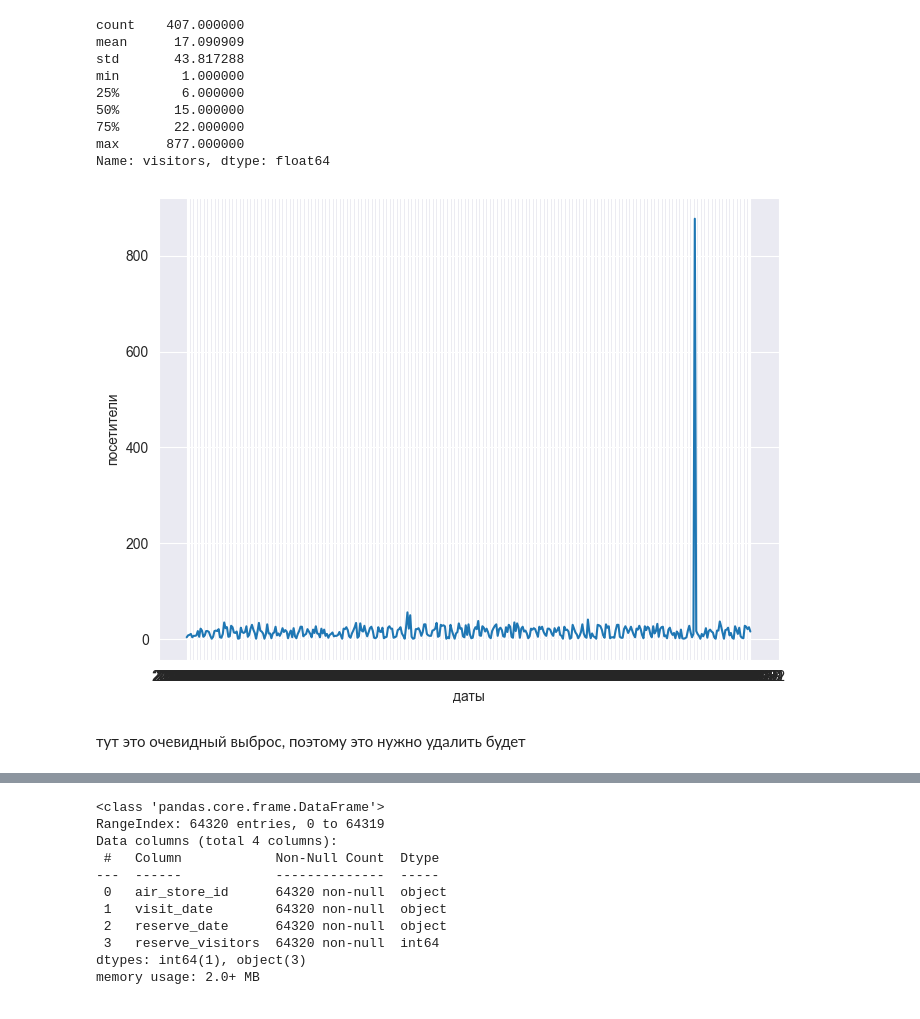
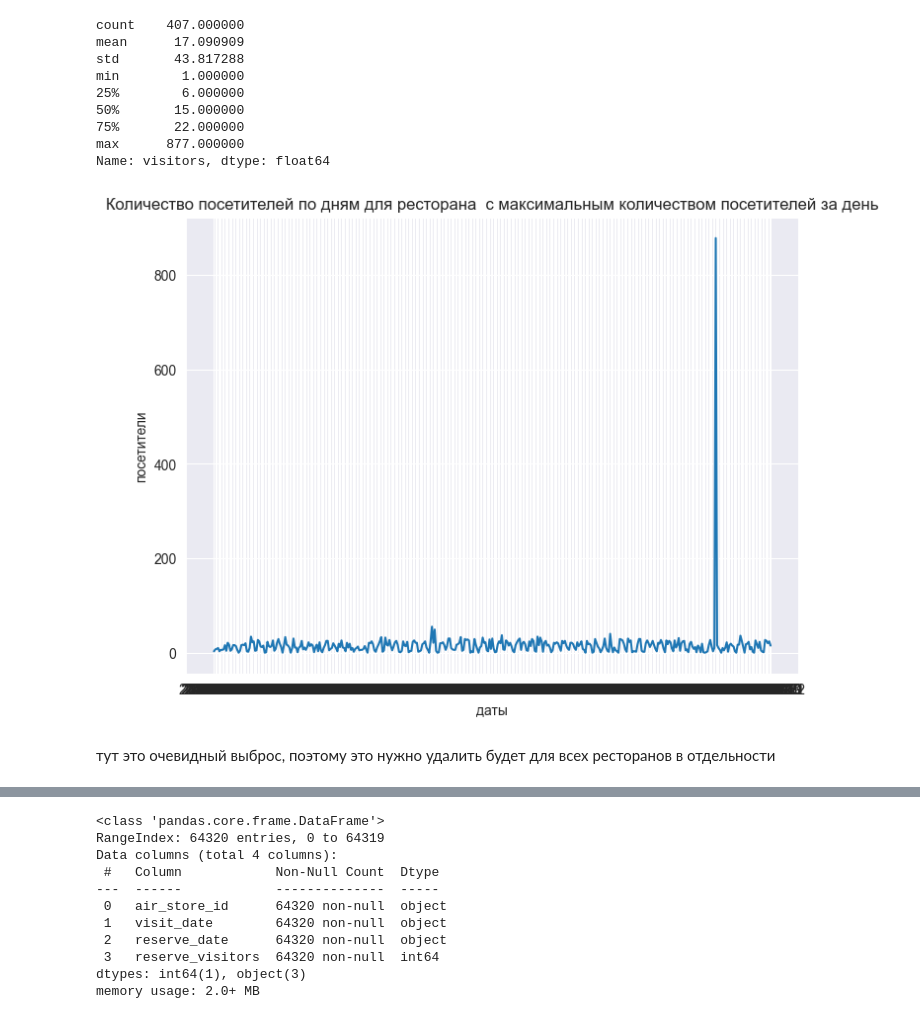
Before and after one commit to FEDOROV-ALEXANDER/ML_kurs2022, a Jupyter notebook: Homework/Homework2024/homework2024.ipynb, the cells around one changed output, grey strips where cells are left out. Drawn from its saved outputs; the diff is of its cells as text; code cells hidden in the pictures.

```diff
--- a/Homework/Homework2024/homework2024.ipynb
+++ b/Homework/Homework2024/homework2024.ipynb
@@ -65,7 +67,8 @@ df_air_reserve['reserve_datetime'] = pd.to_datetime(df_air_reserve['reserve_date
 df_air_reserve['reserve_date'] = df_air_reserve['reserve_datetime'].dt.date
 df_air_reserve['visit_date'] = df_air_reserve['visit_datetime'].dt.date
 # %%
-df_air_reserve = df_air_reserve.groupby(['air_store_id', 'visit_date', 'reserve_date'])['reserve_visitors'].sum().reset_index()
+df_air_reserve = df_air_reserve.groupby(['air_store_id', 'visit_date', 'reserve_date'])[
+    'reserve_visitors'].sum().reset_index()
 # %%
 air_df = pd.merge(df_air_reserve, df_air_store_info, on='air_store_id', how='outer')
 # %%
@@ -73,5 +76,7 @@ air_df = pd.merge(air_df, df_visit_data, on=['air_store_id', 'visit_date'], how=
 # %%
 air_df = pd.merge(air_df, store_id_relation, on=['air_store_id'], how='outer')
 # %%
-air_df=air_df[['air_store_id','hpg_store_id', 'visit_date','visitors', 'reserve_visitors', 'air_genre_name', 'air_area_name', 'latitude', 'longitude']]
+air_df = air_df[
+    ['air_store_id', 'hpg_store_id', 'visit_date', 'visitors', 'reserve_visitors', 'air_genre_name', 'air_area_name',
+     'latitude', 'longitude']]
 # %%
@@ -109,5 +114,7 @@ hpg_df = pd.merge(store_id_relation, hpg_df, on='hpg_store_id', how='outer')
 # %%
 hpg_df = pd.merge(hpg_df, hpg_store, on='hpg_store_id', how='outer')
 # %%
-hpg_df=hpg_df[['air_store_id','hpg_store_id', 'visit_date', 'reserve_visitors', 'hpg_genre_name', 'hpg_area_name', 'latitude', 'longitude']]
+hpg_df = hpg_df[
+    ['air_store_id', 'hpg_store_id', 'visit_date', 'reserve_visitors', 'hpg_genre_name', 'hpg_area_name', 'latitude',
+     'longitude']]
 # %%
@@ -148,7 +156,9 @@ print(air_df.air_store_id.nunique(), hpg_df.air_store_id.nunique(), air_df.hpg_s
 # %% [output]
 829 150 150 13325
 # %%
-df = pd.merge(air_df, hpg_df, on=['air_store_id', 'hpg_store_id','visit_date' , 'reserve_visitors', 'area_name', 'genre_name', 'latitude', 'longitude'], how='outer')
+df = pd.merge(air_df, hpg_df,
+              on=['air_store_id', 'hpg_store_id', 'visit_date', 'reserve_visitors', 'area_name', 'genre_name',
+                  'latitude', 'longitude'], how='outer')
 # %%
 df
 # %% [output]
@@ -463,12 +468,13 @@ min        1.000000
 max      877.000000
 Name: visitors, dtype: float64
 # %%
-plt.figure(figsize=(8,6))
+plt.figure(figsize=(8, 6))
 plt.plot(matching_times, matching_visitors)
 plt.xlabel('даты')
 plt.ylabel('посетители')
+plt.title('Количество посетителей по дням для ресторана  с максимальным количеством посетителей за день')
 plt.show()
 # %% [output]
-[figure, old version]
+[figure, new version]
 # %% [markdown]
-тут это очевидный выброс, поэтому это нужно удалить будет
+тут это очевидный выброс, поэтому это нужно удалить будет для всех ресторанов в отдельности
```
Also changed, not shown: parts of 37 cells of this notebook.
